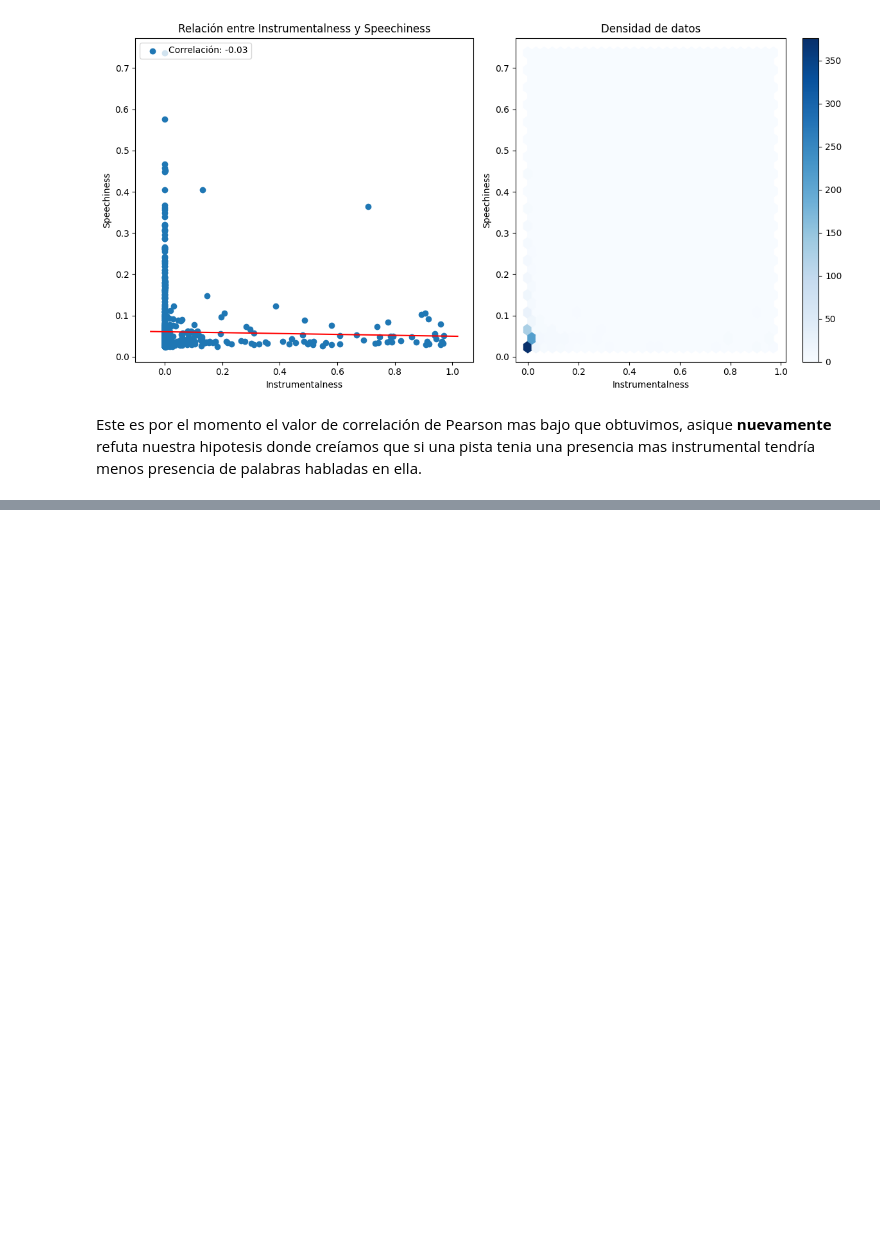
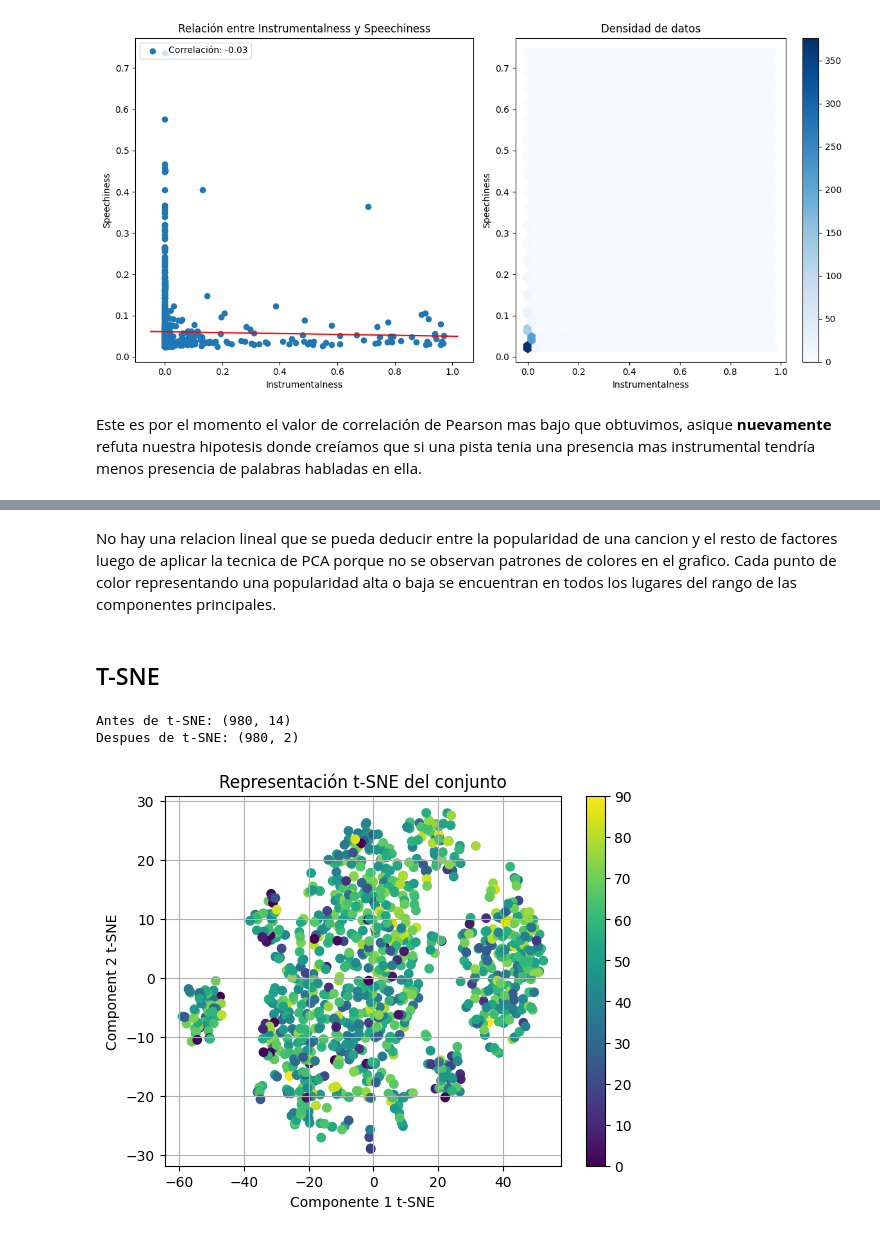
Before and after one commit to nachoperna/Fundamentos-de-la-Ciencia-de-Datos, a Jupyter notebook: TPE/tpe.ipynb, the cells around one changed output, grey strips where cells are left out. Saved outputs shown, nothing was run; the diff lists cells and outputs as text; code cells hidden in the pictures; blank space fills up the shorter version.

```diff
--- a/TPE/tpe.ipynb
+++ b/TPE/tpe.ipynb
@@ -1202,0 +1249,24 @@ Este es por el momento el valor de correlación de Pearson mas bajo que obtuvimo
+# %% [markdown]
+No hay una relacion lineal que se pueda deducir entre la popularidad de una cancion y el resto de factores luego de aplicar la tecnica de PCA porque no se observan patrones de colores en el grafico. Cada punto de color representando una popularidad alta o baja se encuentran en todos los lugares del rango de las componentes principales.
+# %% [markdown]
+## T-SNE
+# %%
+from sklearn.manifold import TSNE
+
+covers_sin_popularity_tsne = TSNE(n_components=2, random_state=10).fit_transform(covers_sin_popularity_estandarizado)  # con random state
+# imprimimos los tamaños antes y después
+print('Antes de t-SNE: {}'.format(covers_sin_popularity_estandarizado.shape))
+print('Despues de t-SNE: {}'.format(covers_sin_popularity_tsne.shape))
+
+# graficamos los datos, el color de cada punto representa el valor de la casa
+plt.scatter(covers_sin_popularity_tsne[:,0], covers_sin_popularity_tsne[:,1], c=covers_sin_track_artist["Popularity"], cmap='viridis')
+plt.grid(True)
+plt.xlabel('Componente 1 t-SNE')
+plt.ylabel('Component 2 t-SNE')
+plt.title('Representación t-SNE del conjunto')
+plt.colorbar()
+plt.show()
+# %% [output]
+Antes de t-SNE: (980, 14)
+Despues de t-SNE: (980, 2)
+[figure, added]
```
Also changed, not shown: parts of 16 cells of this notebook.
